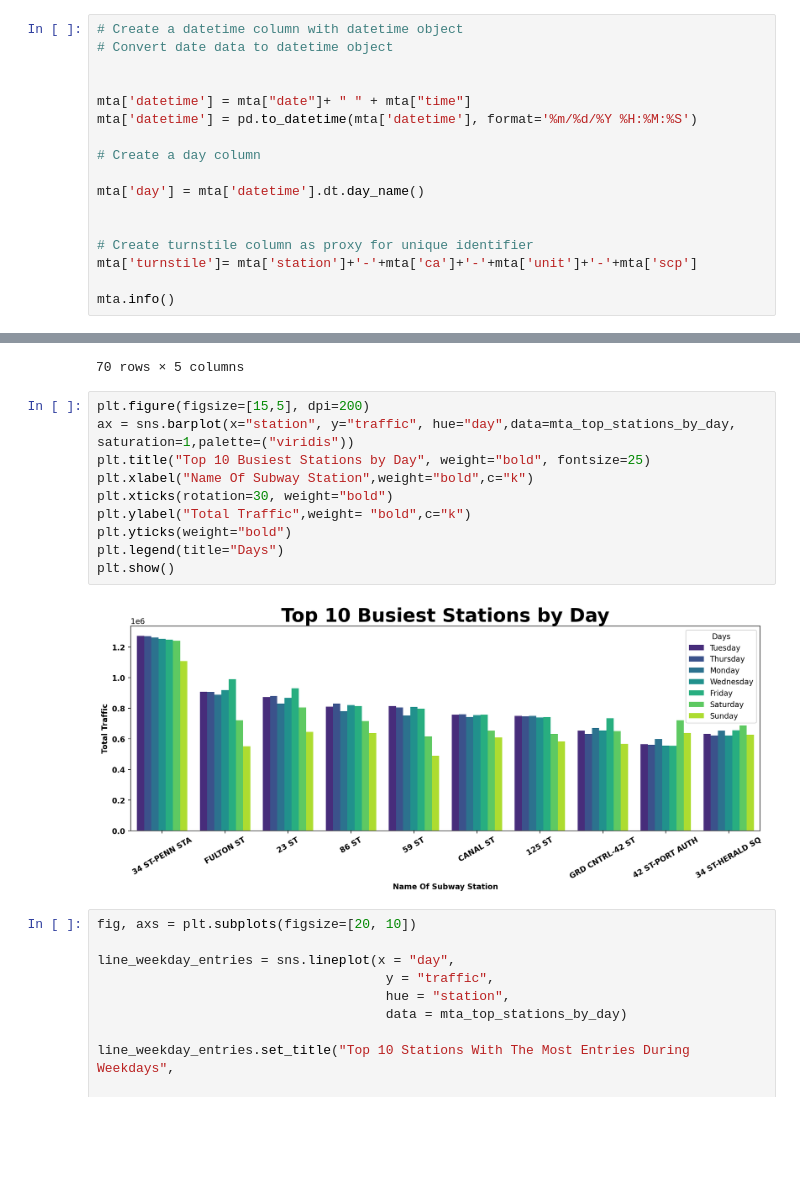
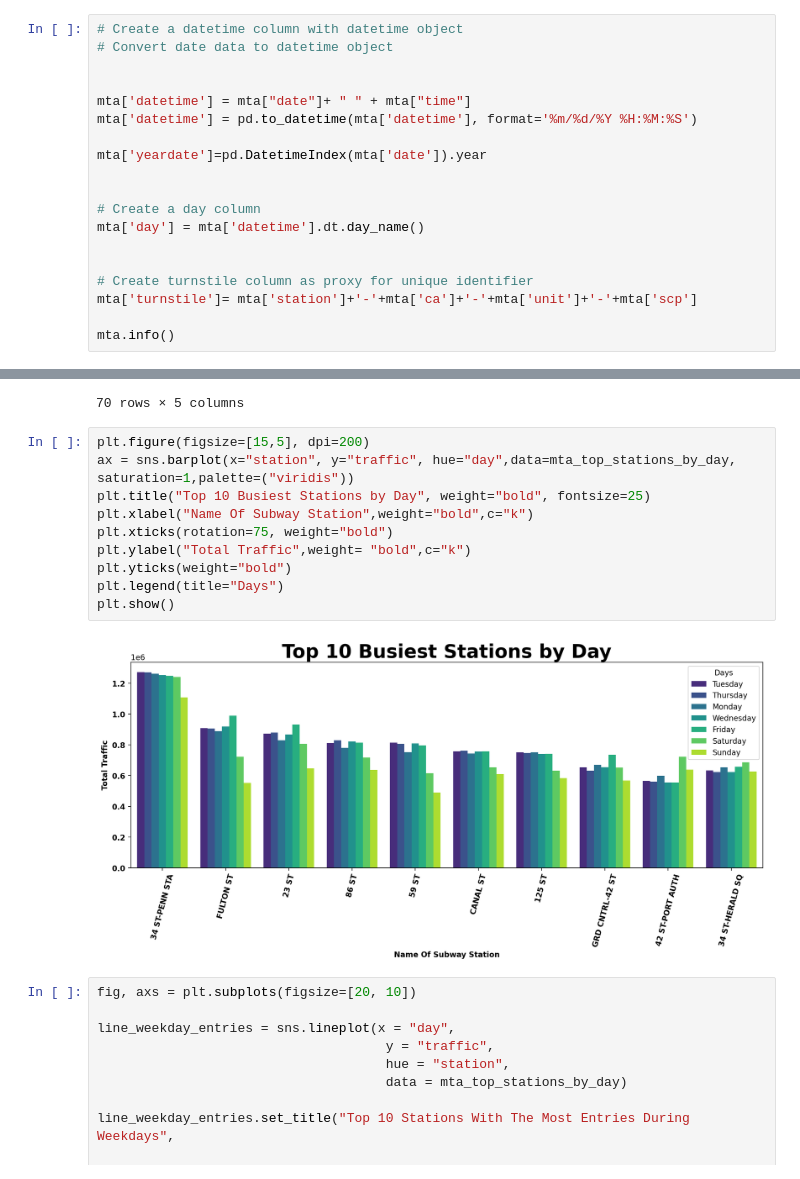
Before and after one commit to KubraErensoy/MtaTurnstileData, a Jupyter notebook: mta_yazayı.ipynb, the cells around one changed output, grey strips where cells are left out. Cells and saved outputs as stored; diff of their text form; blank space fills up the shorter version.

```diff
--- a/mta_yazayı.ipynb
+++ b/mta_yazayı.ipynb
@@ -136,8 +136,10 @@ mta.head(2)
 mta['datetime'] = mta["date"]+ " " + mta["time"]
 mta['datetime'] = pd.to_datetime(mta['datetime'], format='%m/%d/%Y %H:%M:%S')
 
+mta['yeardate']=pd.DatetimeIndex(mta['date']).year
+
+
 # Create a day column
-
 mta['day'] = mta['datetime'].dt.day_name()
 
 
@@ -508,15 +532,15 @@ mta_top_stations_by_day
 # %%
 plt.figure(figsize=[15,5], dpi=200)
 ax = sns.barplot(x="station", y="traffic", hue="day",data=mta_top_stations_by_day, saturation=1,palette=("viridis"))
 plt.title("Top 10 Busiest Stations by Day", weight="bold", fontsize=25)
 plt.xlabel("Name Of Subway Station",weight="bold",c="k")
-plt.xticks(rotation=30, weight="bold")
+plt.xticks(rotation=75, weight="bold")
 plt.ylabel("Total Traffic",weight= "bold",c="k")
 plt.yticks(weight="bold")
 plt.legend(title="Days")
 plt.show()
 # %% [output]
-[figure, old version]
+[figure, new version]
 # %%
 fig, axs = plt.subplots(figsize=[20, 10])
 
```
Also changed, not shown: parts of 17 cells of this notebook.
